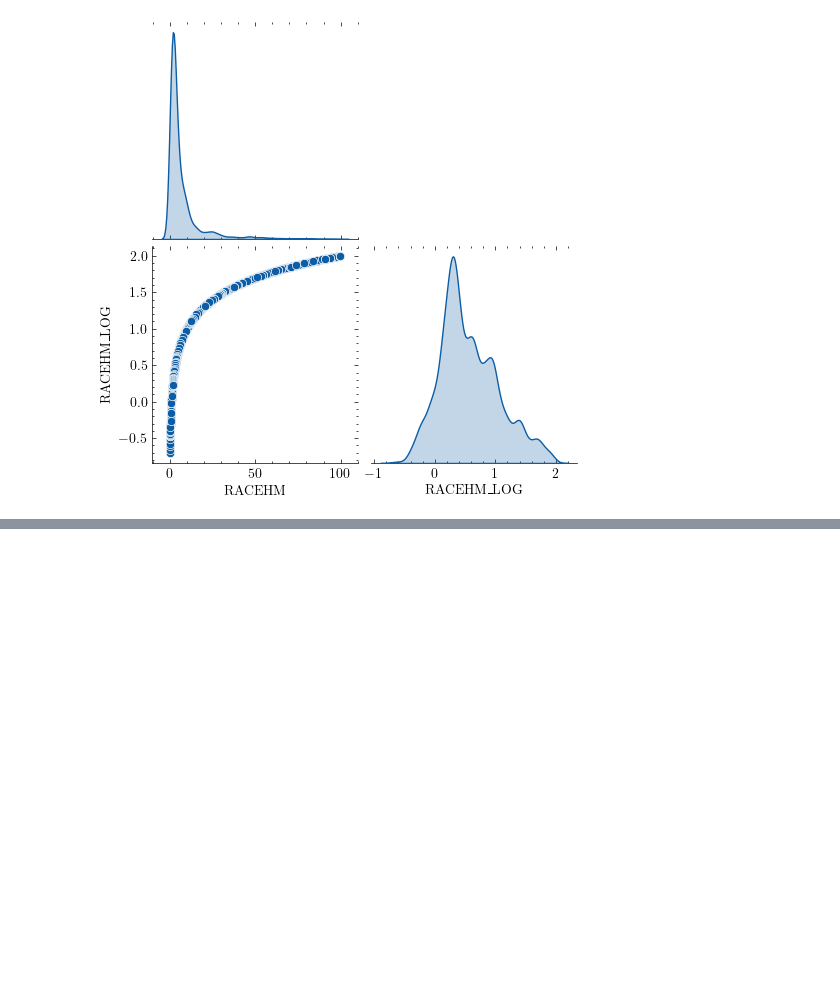
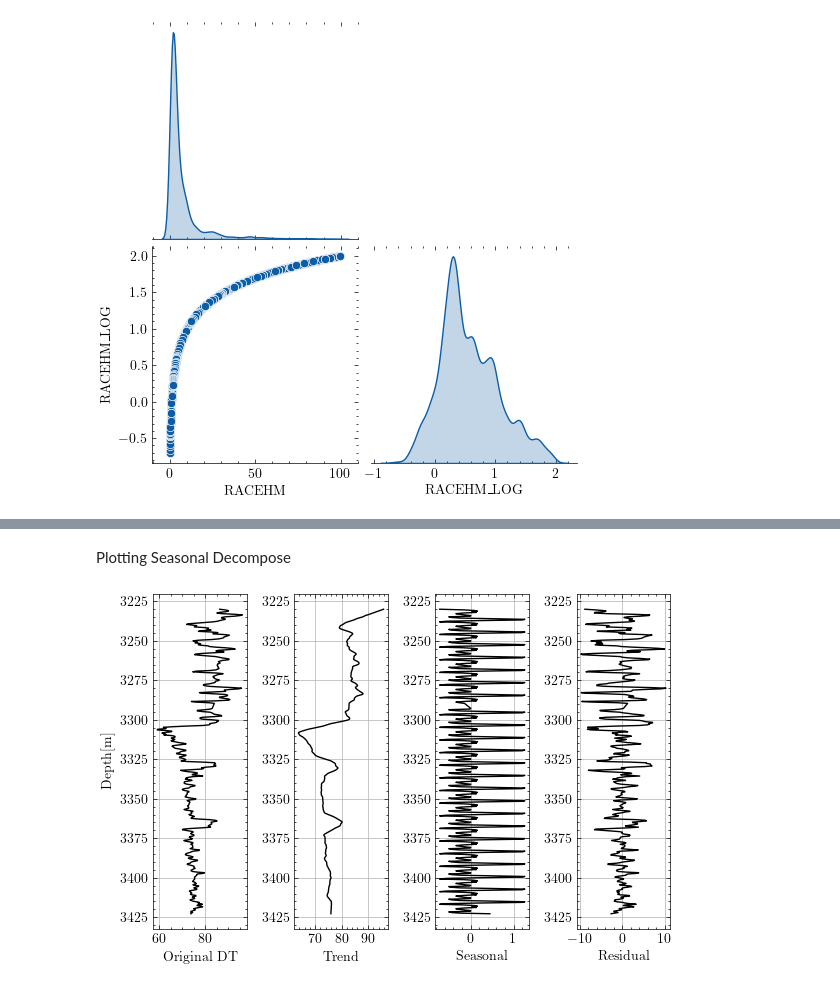
Before and after one commit to felipecostapereira/SYSID_well_logs, a Jupyter notebook: preproc_science_plots.ipynb, the cells around one changed output, grey strips where cells are left out. Drawn from its saved outputs; the diff is of its cells as text; code cells hidden in the pictures; blank space fills up the shorter version.

Commit message:
decompose and posproc

```diff
--- a/preproc_science_plots.ipynb
+++ b/preproc_science_plots.ipynb
@@ -249,2 +250,45 @@ df_filt.groupby('wellName').count()
 # %%
 df_filt.to_csv('./Data/volve_preproc.csv', index=False)
+# %% [markdown]
+Plotting Seasonal Decompose
+# %%
+from statsmodels.tsa.seasonal import seasonal_decompose
+
+dfwell = df_filt[df_filt['wellName'] == '15/9-F-1 B']
+
+n = 4
+var = 'DT'
+log = dfwell[var]
+log = log[::n]
+md  = dfwell['MD']
+md  = md[::n]
+
+decomp = seasonal_decompose(log, period=20, extrapolate_trend=5)
+
+fig, axes = plt.subplots(1,4, figsize=(6,4))
+
+# plt.subplot(151)
+
+for i,ax in enumerate(axes):
+    if i==0:
+        ax.plot(decomp.observed, md, color='k')
+        ax.set_ylabel('Depth[m]')
+        ax.set_xlabel(f'Original {var}')
+        ax.set_title(f'Original {var}')
+    elif i==1:
+        ax.plot(decomp.trend, md, color='k');
+        ax.set_xlabel('Trend')
+    elif i==2:
+        ax.plot(decomp.seasonal, md, color='k');
+        ax.set_xlabel('Seasonal')
+    else:
+        ax.plot(decomp.resid, md, color='k');
+        ax.set_xlabel('Residual')
+    ax.set_title(f'')
+    ax.invert_yaxis()
+    ax.grid()
+plt.tight_layout()
+
+fig.savefig(f'./Images/decompose_{var}.pdf', format='pdf')
+# %% [output]
+[figure, added]
```
Also changed, not shown: parts of 7 cells of this notebook, 26 other files.
